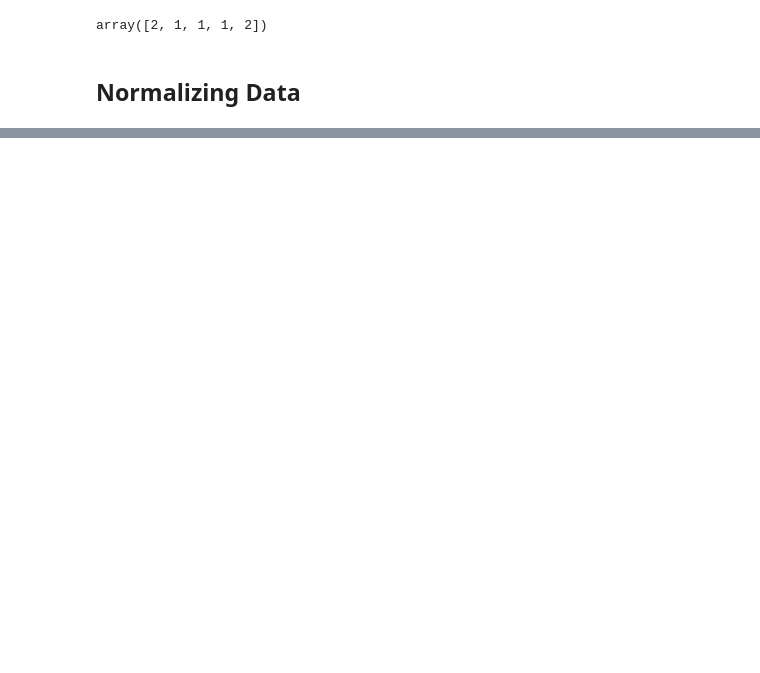
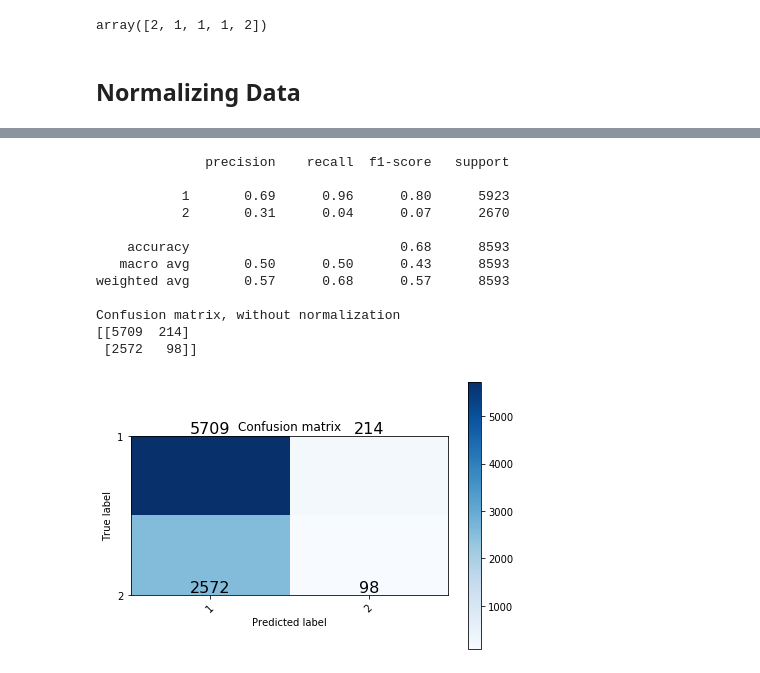
Before and after one commit to fabelperez/DataScienceCapstoneRepo, a Jupyter notebook: applieddscapstone.ipynb, the cells around one changed output, grey strips where cells are left out. Saved outputs shown, nothing was run; the diff lists cells and outputs as text; code cells hidden in the pictures; blank space fills up the shorter version.

```diff
--- a/applieddscapstone.ipynb
+++ b/applieddscapstone.ipynb
@@ -210,0 +296,23 @@ array([[-1.03217928, -0.48497591, -0.01930206, -1.3674086 , -0.05225742,
+# %%
+knn_mat = confusion_matrix(y_test, yhat_knn, labels=[1,2])
+
+np.set_printoptions(precision=2)
+
+print(classification_report(y_test, yhat_knn))
+
+plt.figure()
+plot_confusion_matrix(knn_mat, classes=[1,2], normalize= False,  title='Confusion matrix')
+# %% [output]
+              precision    recall  f1-score   support
+
+           1       0.69      0.96      0.80      5923
+           2       0.31      0.04      0.07      2670
+
+    accuracy                           0.68      8593
+   macro avg       0.50      0.50      0.43      8593
+weighted avg       0.57      0.68      0.57      8593
+
+Confusion matrix, without normalization
+[[5709  214]
+ [2572   98]]
+[figure, added]
```
Also changed, not shown: parts of 30 cells of this notebook.
